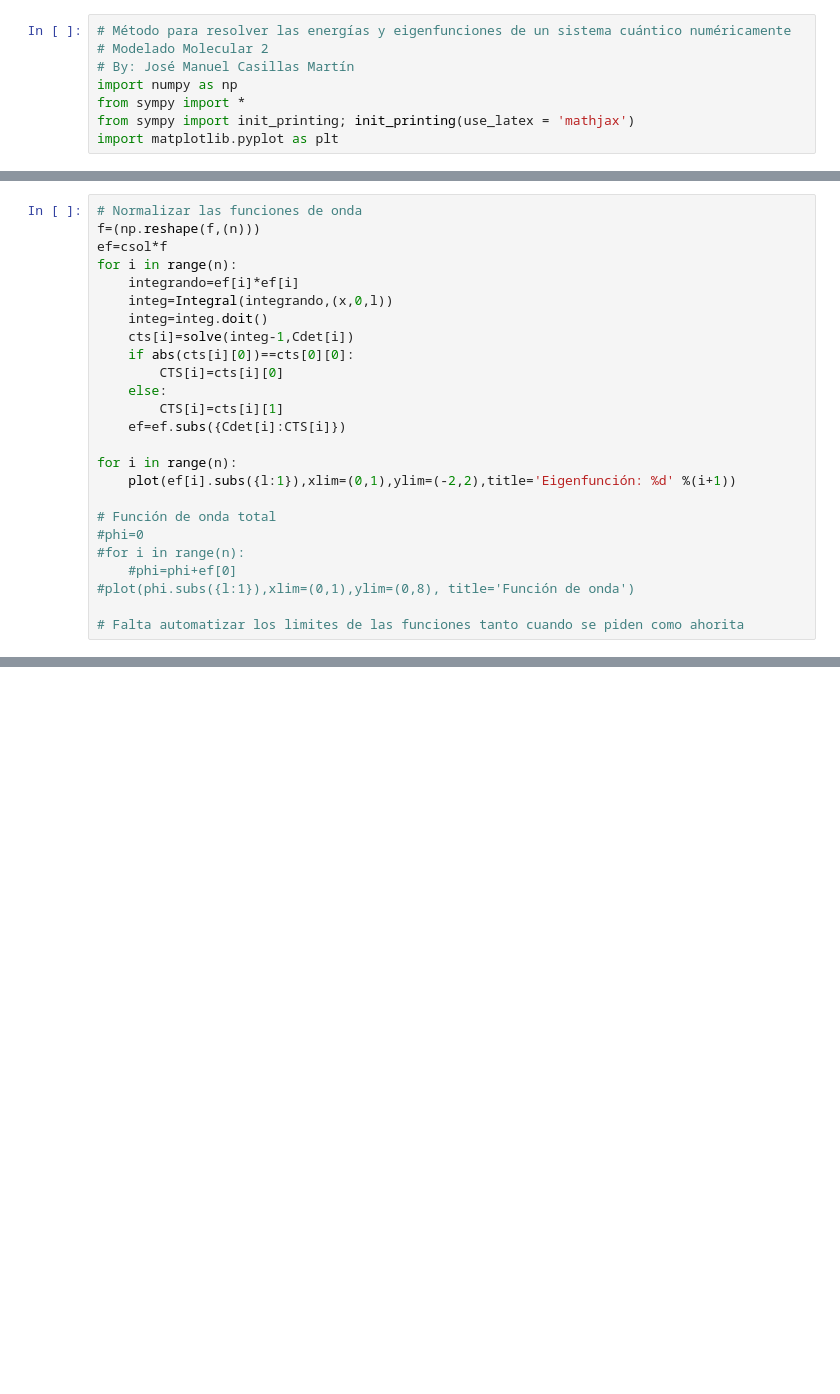
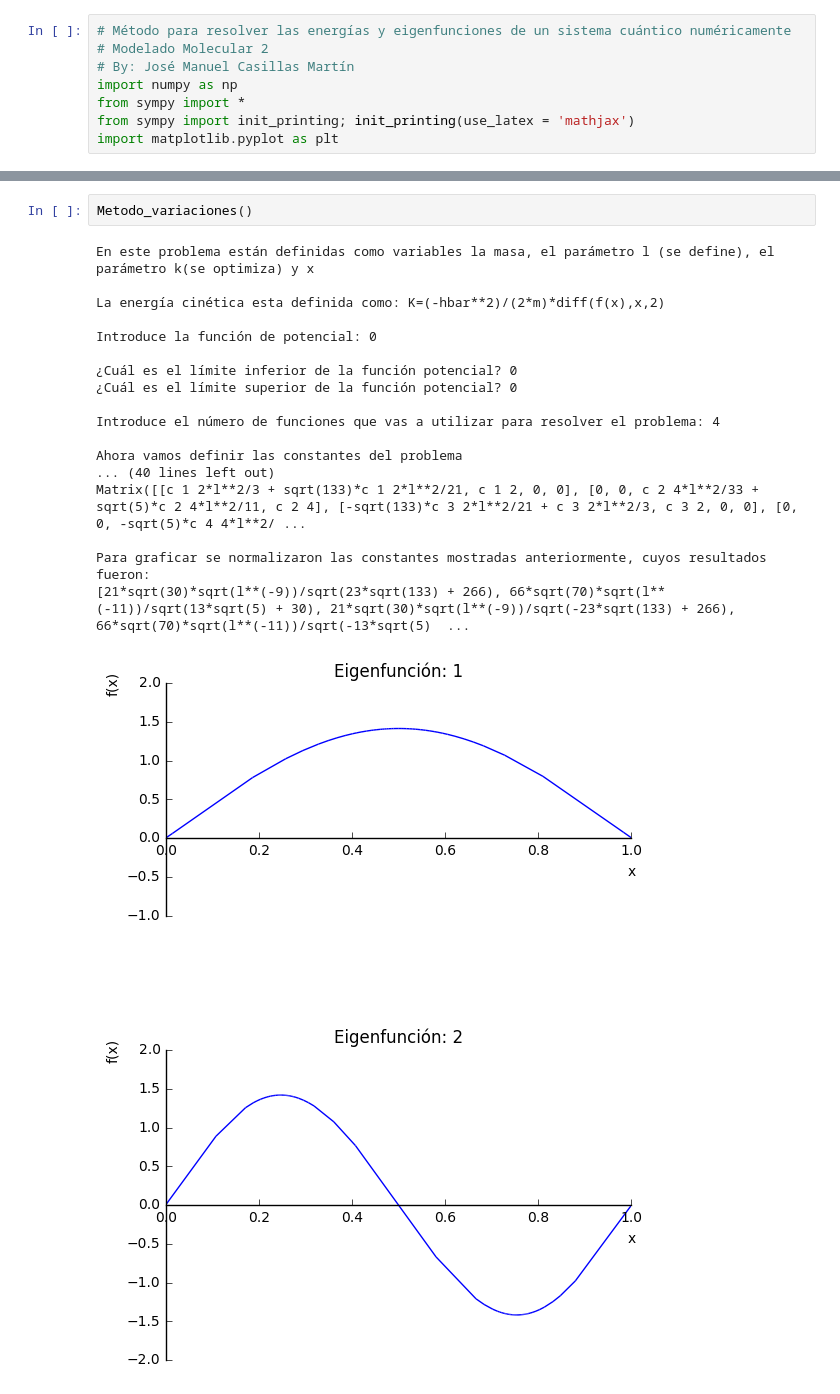
Before and after one commit to lazarusA/Modelado-Molecular-2, a Jupyter notebook: Huckel_M0/Chema/Teorema_de_variaciones(1).ipynb, the cells around one changed output, grey strips where cells are left out. Cells and saved outputs as stored; diff of their text form; blank space fills up the shorter version.

```diff
--- a/Huckel_M0/Chema/Teorema_de_variaciones(1).ipynb
+++ b/Huckel_M0/Chema/Teorema_de_variaciones(1).ipynb
@@ -118,25 +13,0 @@ $$\left[\begin{matrix}\frac{l^{2}}{3} c 1 2 + \frac{\sqrt{133} l^{2}}{21} c 1 2
-# %%
-# Normalizar las funciones de onda
-f=(np.reshape(f,(n)))
-ef=csol*f
-for i in range(n):
-    integrando=ef[i]*ef[i]
-    integ=Integral(integrando,(x,0,l))
-    integ=integ.doit()
-    cts[i]=solve(integ-1,Cdet[i])
-    if abs(cts[i][0])==cts[0][0]:
-        CTS[i]=cts[i][0]
-    else:
-        CTS[i]=cts[i][1]
-    ef=ef.subs({Cdet[i]:CTS[i]})
-
-for i in range(n):
-    plot(ef[i].subs({l:1}),xlim=(0,1),ylim=(-2,2),title='Eigenfunción: %d' %(i+1))
-
-# Función de onda total
-#phi=0
-#for i in range(n):
-    #phi=phi+ef[0]
-#plot(phi.subs({l:1}),xlim=(0,1),ylim=(0,8), title='Función de onda')
-
-# Falta automatizar los limites de las funciones tanto cuando se piden como ahorita
@@ -153,0 +201,22 @@ for i in range(n):
+# %%
+Metodo_variaciones()
+# %% [output]
+En este problema están definidas como variables la masa, el parámetro l (se define), el parámetro k(se optimiza) y x
+
+La energía cinética esta definida como: K=(-hbar**2)/(2*m)*diff(f(x),x,2)
+
+Introduce la función de potencial: 0
+
+¿Cuál es el límite inferior de la función potencial? 0
+¿Cuál es el límite superior de la función potencial? 0
+
+Introduce el número de funciones que vas a utilizar para resolver el problema: 4
+
+Ahora vamos definir las constantes del problema
+... (40 lines left out)
+Matrix([[c 1 2*l**2/3 + sqrt(133)*c 1 2*l**2/21, c 1 2, 0, 0], [0, 0, c 2 4*l**2/33 + sqrt(5)*c 2 4*l**2/11, c 2 4], [-sqrt(133)*c 3 2*l**2/21 + c 3 2*l**2/3, c 3 2, 0, 0], [0, 0, -sqrt(5)*c 4 4*l**2/ ...
+
+Para graficar se normalizaron las constantes mostradas anteriormente, cuyos resultados fueron:
+[21*sqrt(30)*sqrt(l**(-9))/sqrt(23*sqrt(133) + 266), 66*sqrt(70)*sqrt(l**(-11))/sqrt(13*sqrt(5) + 30), 21*sqrt(30)*sqrt(l**(-9))/sqrt(-23*sqrt(133) + 266), 66*sqrt(70)*sqrt(l**(-11))/sqrt(-13*sqrt(5)  ...
+[figure, added]
+[figure, added]
```
Also changed, not shown: parts of 11 cells of this notebook, 4 other files.
